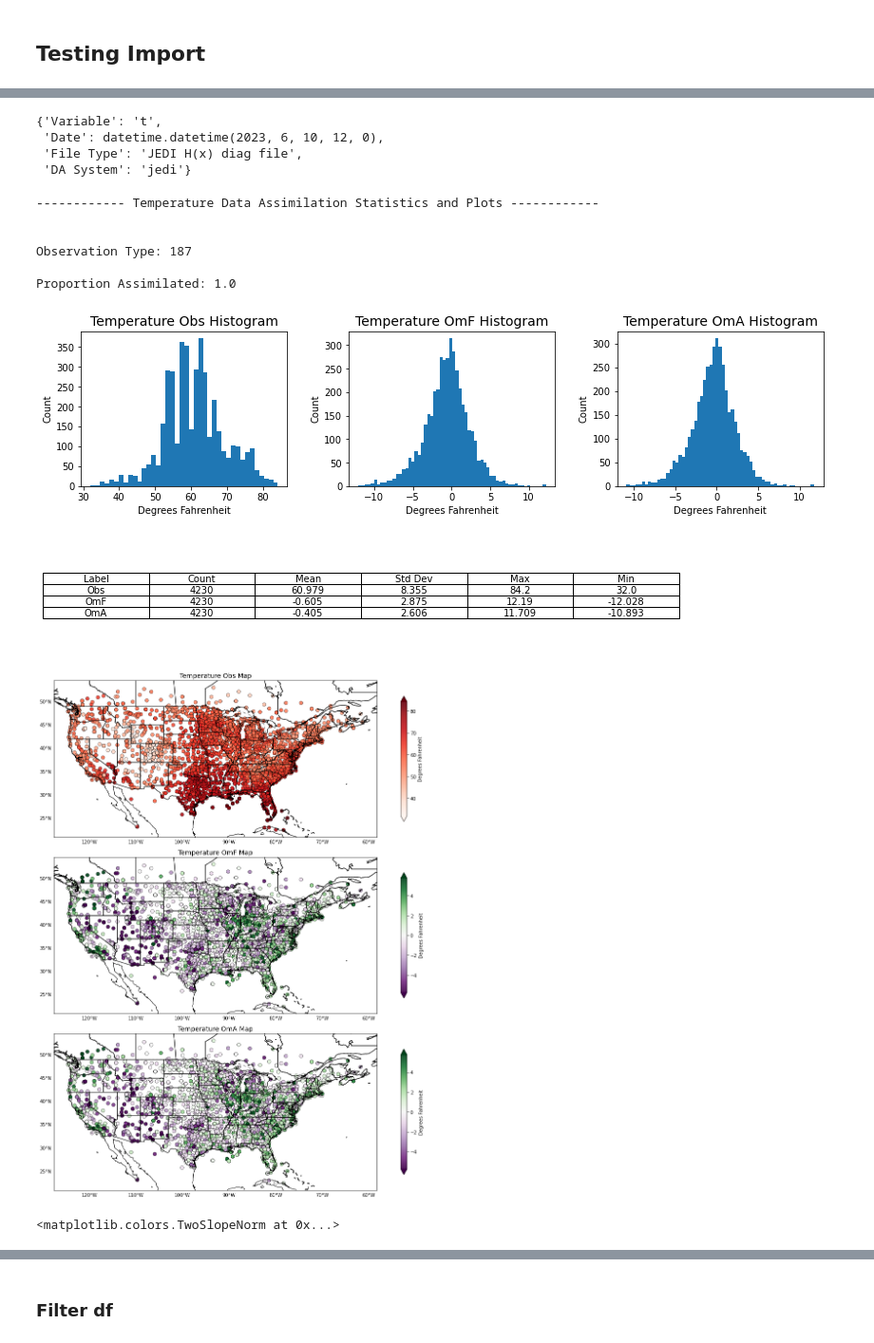
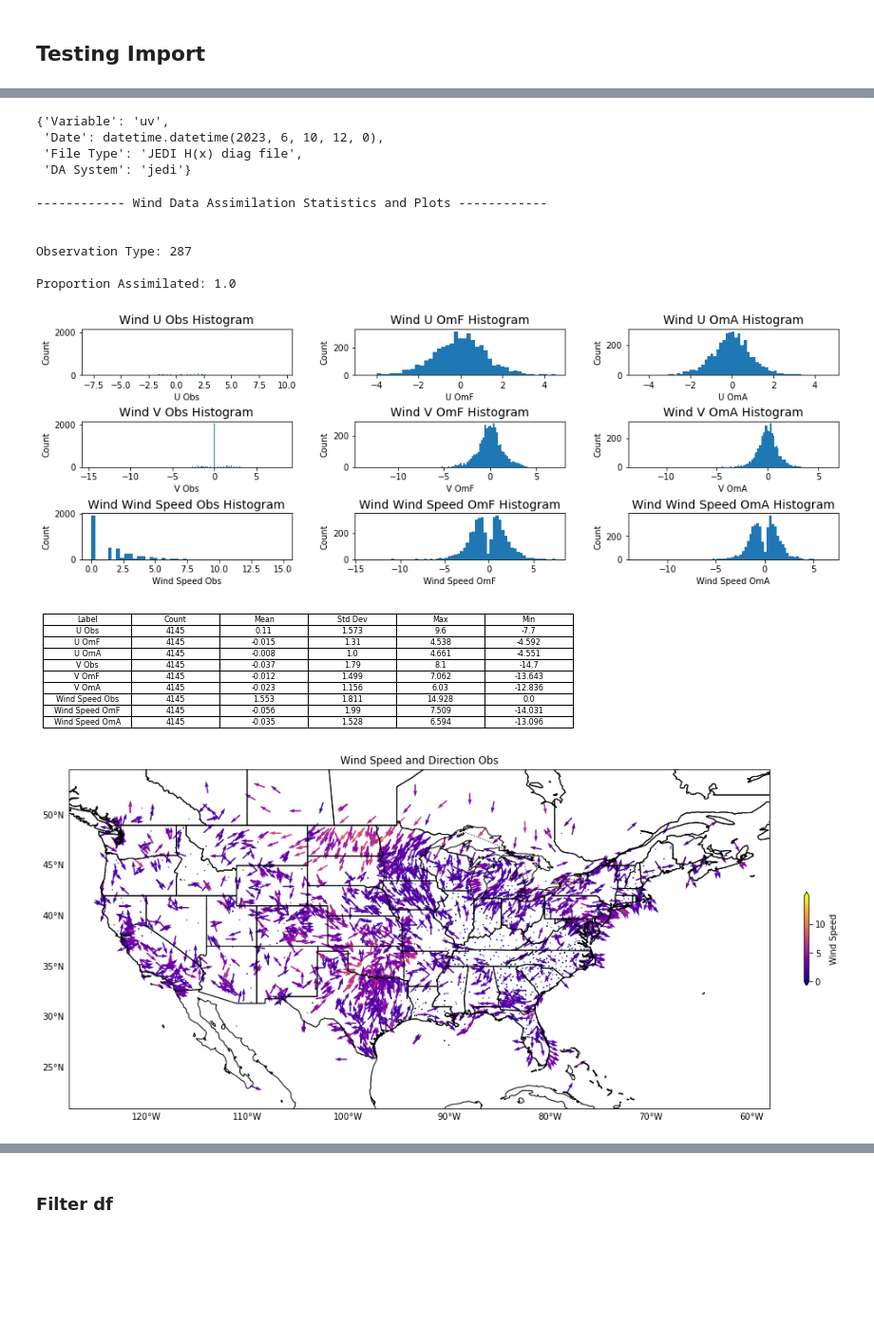
Before and after one commit to NOAA-GSL/pyDAmonitor, a Jupyter notebook: code/jedi_diag_explore.ipynb, the cells around one changed output, grey strips where cells are left out. Shown at 95% size. Cells and saved outputs as stored; diff of their text form; code cells hidden in the pictures; blank space fills up the shorter version.

Commit message:
JEDI wind files now works, had to reassigned dtypes after reading in data from netcdf, cleaned up other notebooks a little

```diff
--- a/code/jedi_diag_explore.ipynb
+++ b/code/jedi_diag_explore.ipynb
@@ -27,6 +27,6 @@ reference_time = "2023061012"
 # %% [markdown]
 ## Testing Import
 # %%
-hofx_obj = hofx(jedi_hofx_filename, 'uv', ref_time=reference_time, flag=None)
+hofx_obj = hofx(jedi_hofx_filename, 'uv', ref_time=reference_time, flag=0)
 # %%
 jedi_df = hofx_obj.df
@@ -70,20 +33,19 @@ Name: oman, Length: 4230, dtype: object
 # %%
 hofx_obj.metadata
 # %% [output]
-{'Variable': 't',
+{'Variable': 'uv',
  'Date': datetime.datetime(2023, 6, 10, 12, 0),
  'File Type': 'JEDI H(x) diag file',
  'DA System': 'jedi'}
 # %%
-make_base_plots([jedi_df], hofx_obj.metadata)
+make_wind_base_plots([jedi_df], hofx_obj.metadata)
 # %% [output]
------------- Temperature Data Assimilation Statistics and Plots ------------
+------------ Wind Data Assimilation Statistics and Plots ------------
 
 
-Observation Type: 187
+Observation Type: 287
 
 Proportion Assimilated: 1.0
-[figure, old version]
+[figure, new version]
-[figure, old version]
+[figure, new version]
-[figure, old version]
+[figure, new version]
-<matplotlib.colors.TwoSlopeNorm at 0x...>
```
Also changed, not shown: parts of 21 cells of this notebook, 4 other files.
